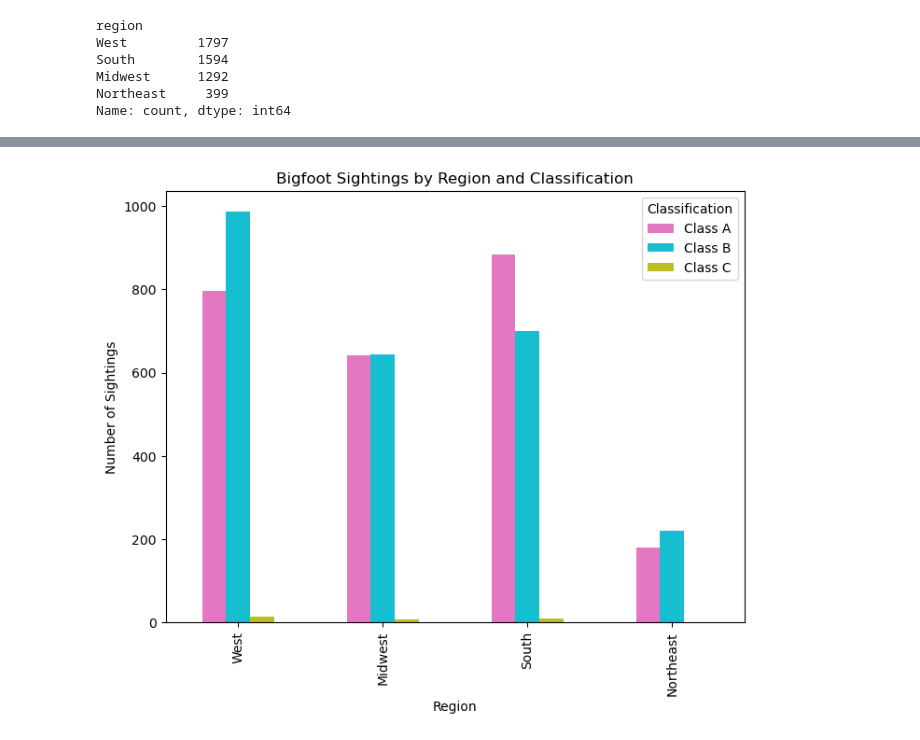
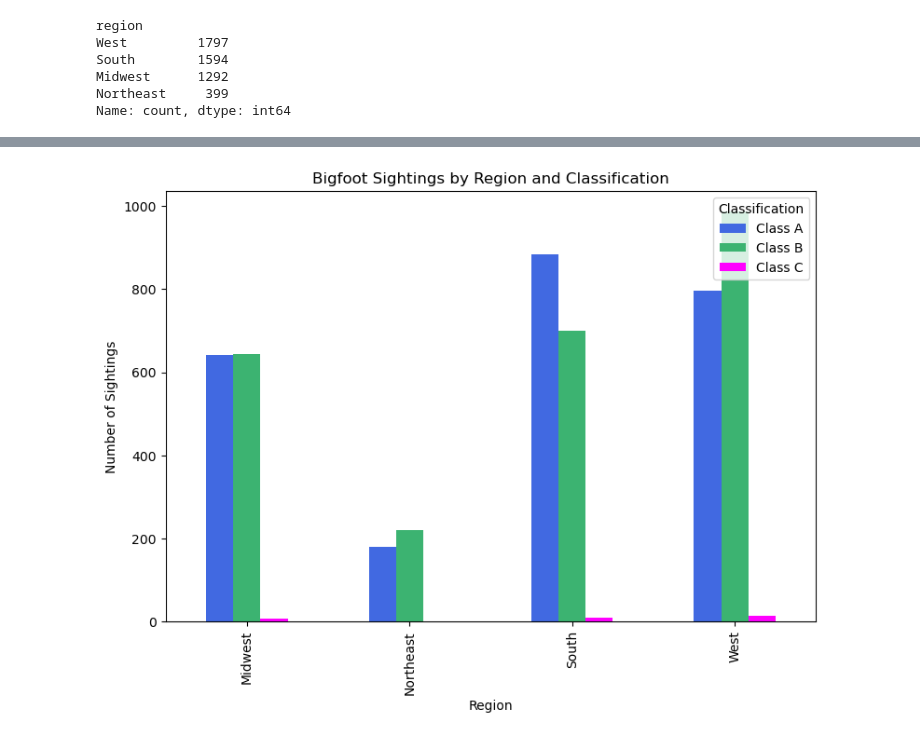
Before and after one commit to JWooll/Bootcamp-Project-1, a Jupyter notebook: Geo_Regions_KatChu.ipynb, the cells around one changed output, grey strips where cells are left out. Saved outputs shown, nothing was run; the diff lists cells and outputs as text; code cells hidden in the pictures.

Commit message:
finalizing colors and graphs

```diff
--- a/Geo_Regions_KatChu.ipynb
+++ b/Geo_Regions_KatChu.ipynb
@@ -166,17 +164,20 @@ plt.show()
 # %%
 # Define colors for each classification
-classification_colors = ['#e377c2', '#17becf', '#bcbd22']  # Pink, Teal, Olive Green
+classification_colors = ['royalblue', 'mediumseagreen', 'fuchsia']
+
+# Pivot the DataFrame so that classifications become columns
+pivot_df = region_classification_df.pivot(index='region', columns='classification', values='count').fillna(0)
 
 # Create the grouped bar chart
-pivot_df.plot(kind='bar', figsize=(8, 6), color=classification_colors)
+pivot_df.plot(kind='bar', figsize=(9, 6), color=classification_colors)
 
 # Add titles and labels
 plt.title('Bigfoot Sightings by Region and Classification')
 plt.xlabel('Region')
 plt.ylabel('Number of Sightings')
 plt.legend(title='Classification', loc='upper right')
 
 # Show the plot
 plt.show()
 # %% [output]
-[figure, old version]
+[figure, new version]
```
Also changed, not shown: parts of 4 cells of this notebook, 2 other files.
